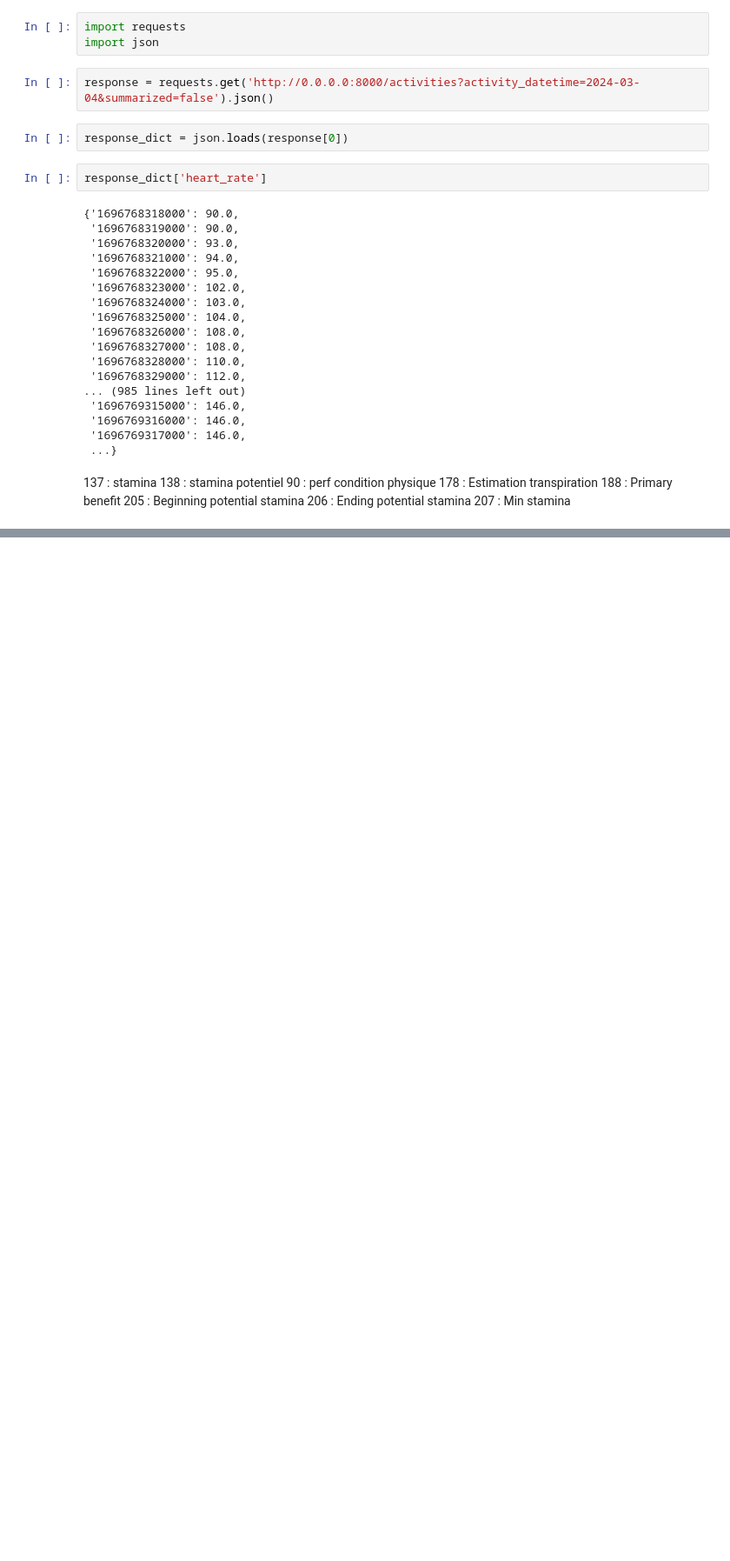
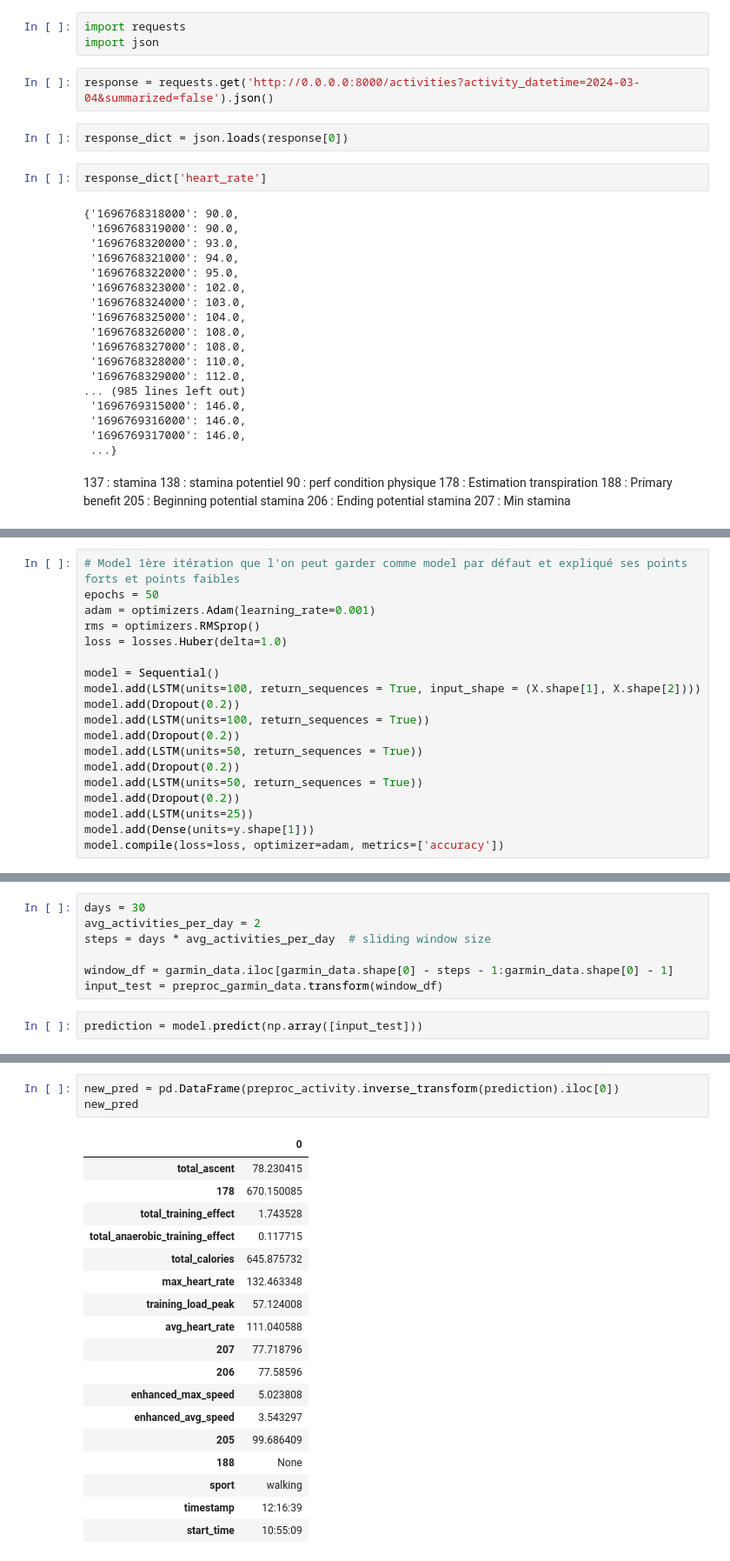
Before and after one commit to nicblanc/overcome-tomorrow, a Jupyter notebook: notebooks/julien_notebook.ipynb, the cells around one changed output, grey strips where cells are left out. Shown: that part at 87% size. Drawn from its saved outputs; the diff is of its cells as text; blank space fills up the shorter version.

```diff
--- a/notebooks/julien_notebook.ipynb
+++ b/notebooks/julien_notebook.ipynb
@@ -256,0 +349,19 @@ response_dict['heart_rate']
+# %%
+# Model 1ère itération que l'on peut garder comme model par défaut et expliqué ses points forts et points faibles
+epochs = 50
+adam = optimizers.Adam(learning_rate=0.001)
+rms = optimizers.RMSprop()
+loss = losses.Huber(delta=1.0)
+
+model = Sequential()
+model.add(LSTM(units=100, return_sequences = True, input_shape = (X.shape[1], X.shape[2])))
+model.add(Dropout(0.2))
+model.add(LSTM(units=100, return_sequences = True))
+model.add(Dropout(0.2))
+model.add(LSTM(units=50, return_sequences = True))
+model.add(Dropout(0.2))
+model.add(LSTM(units=50, return_sequences = True))
+model.add(Dropout(0.2))
+model.add(LSTM(units=25))
+model.add(Dense(units=y.shape[1]))
+model.compile(loss=loss, optimizer=adam, metrics=['accuracy'])
@@ -256,0 +414,9 @@ response_dict['heart_rate']
+# %%
+days = 30
+avg_activities_per_day = 2
+steps = days * avg_activities_per_day  # sliding window size
+
+window_df = garmin_data.iloc[garmin_data.shape[0] - steps - 1:garmin_data.shape[0] - 1]
+input_test = preproc_garmin_data.transform(window_df)
+# %%
+prediction = model.predict(np.array([input_test]))
@@ -256,0 +448,22 @@ response_dict['heart_rate']
+# %%
+new_pred = pd.DataFrame(preproc_activity.inverse_transform(prediction).iloc[0])
+new_pred
+# %% [output]
+|  | 0 |
+| total_ascent | 78.230415 |
+| 178 | 670.150085 |
+| total_training_effect | 1.743528 |
+| total_anaerobic_training_effect | 0.117715 |
+| total_calories | 645.875732 |
+| max_heart_rate | 132.463348 |
+| training_load_peak | 57.124008 |
+| avg_heart_rate | 111.040588 |
+| 207 | 77.718796 |
+| 206 | 77.58596 |
+| enhanced_max_speed | 5.023808 |
+| enhanced_avg_speed | 3.543297 |
+| 205 | 99.686409 |
+| 188 | None |
+| sport | walking |
+| timestamp | 12:16:39 |
+| start_time | 10:55:09 |
```
Also changed, not shown: parts of 35 cells of this notebook, 2 other files.
